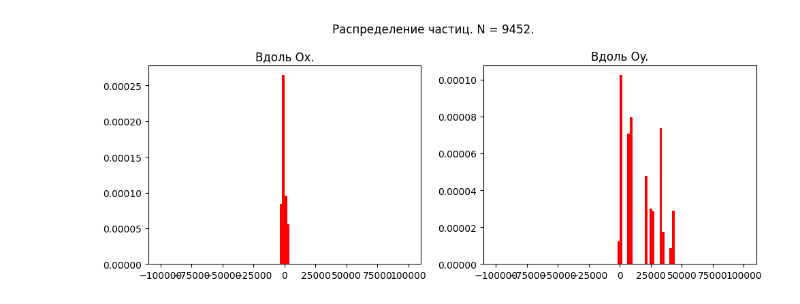
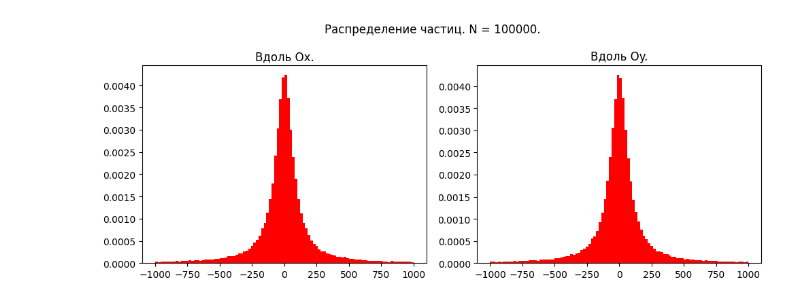
Before and after one commit to Mis-prog/matmod-8sem, a Jupyter notebook: lab1/misha/report/result.ipynb, the cells around one changed output. Drawn from its saved outputs; the diff is of its cells as text; code cells hidden in the pictures.

```diff
--- a/lab1/misha/report/result.ipynb
+++ b/lab1/misha/report/result.ipynb
@@ -49,0 +50,2 @@ plt.plot(data_first_particle.x,data_first_particle.y)
+# %%
+data_last_vals = pd.read_csv('../result/last_vals.csv',sep=' ', index_col=False)
@@ -50,19 +68,19 @@ plt.plot(data_first_particle.x,data_first_particle.y)
 # %%
 bin_cnt = 100
 bin_w = 1/bin_cnt
 _idx = 9
 plt.figure(figsize=(10, 4))
-plt.suptitle(f'Раcпределение частиц. N = {len(data_first_particle.x)}.')
+plt.suptitle(f'Раcпределение частиц. N = {len(data_last_vals.x)}.')
 
 plt.subplot(1,2,1)
-plt.hist(data_first_particle.x, bin_cnt, facecolor='r', density=True, label='E(X)', range=(-1e5, 1e5))
+plt.hist(data_last_vals.x, bin_cnt, facecolor='r', density=True, label='E(X)', range=(-1e3, 1e3))
 plt.title(f'Вдоль Ox.')
 
 plt.subplot(1,2,2)
-plt.hist(data_first_particle.y, bin_cnt, facecolor='r', density=True, label='E(X)', range=(-1e5, 1e5))
+plt.hist(data_last_vals.y, bin_cnt, facecolor='r', density=True, label='E(X)', range=(-1e3, 1e3))
 plt.title(f'Вдоль Oy.')
 
 plt.tight_layout()
 plt.show()
 # %% [output]
-[figure, old version]
+[figure, new version]
```
Also changed, not shown: parts of 5 cells of this notebook, 1 other file.
